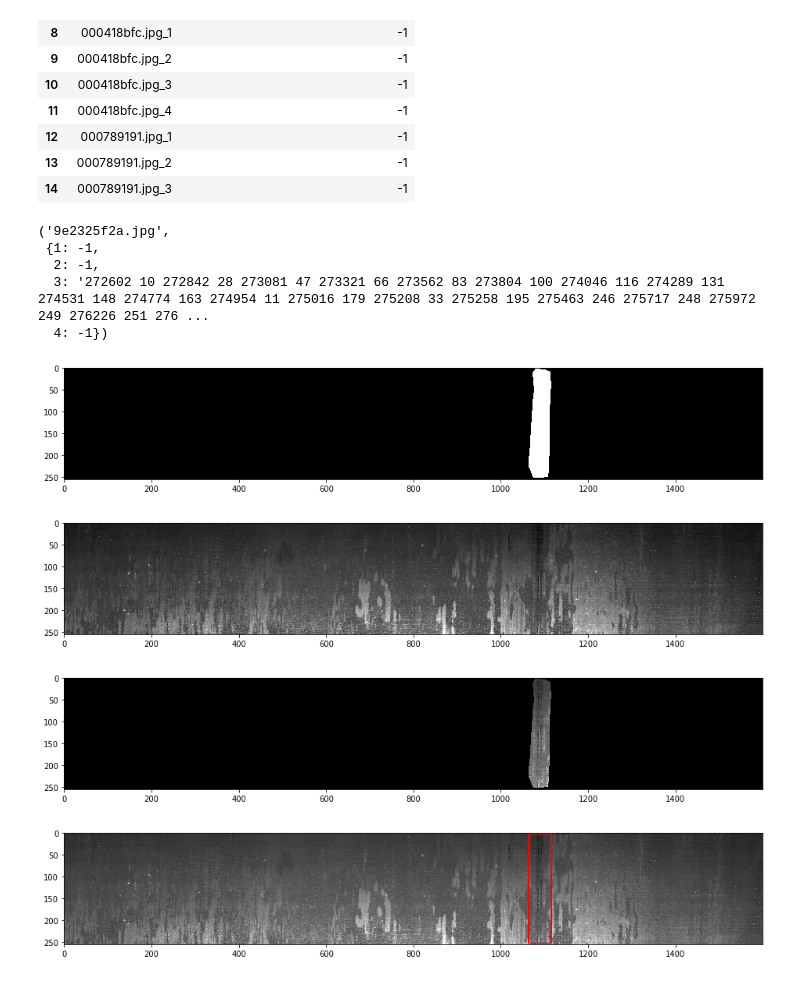
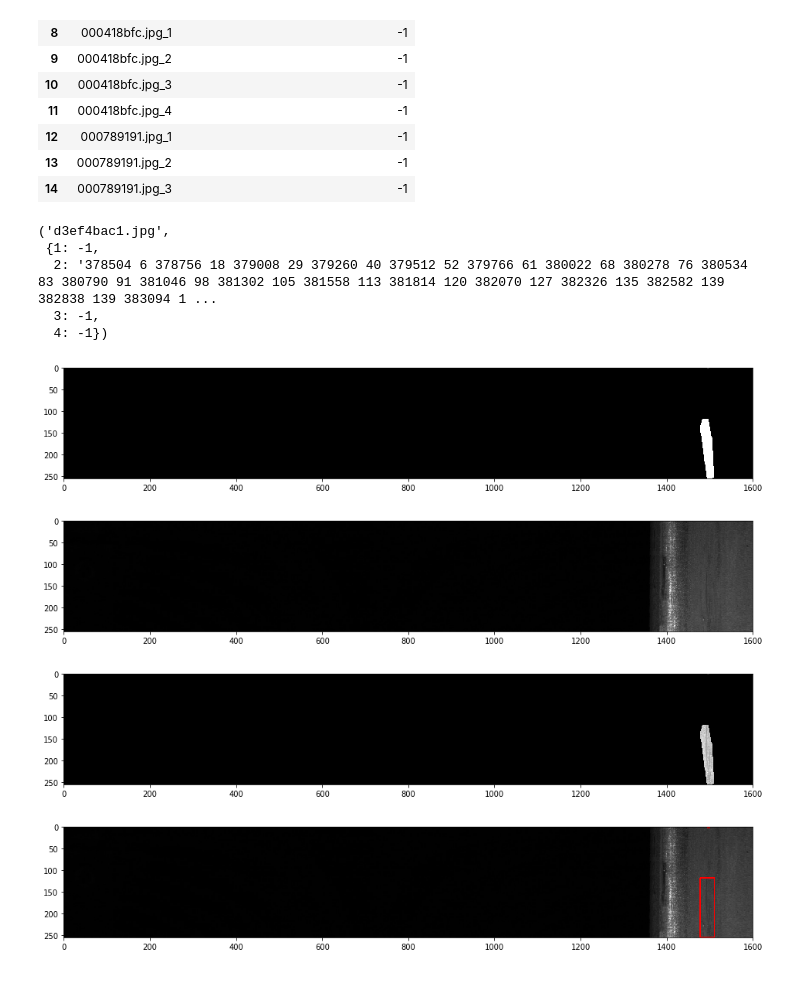
Before and after one commit to AlexeySrus/KaggleSteelDefect, a Jupyter notebook: dataset_preparation/dataset_preparation.ipynb, the cells around one changed output. Drawn from its saved outputs; the diff is of its cells as text; code cells hidden in the pictures.

```diff
--- a/dataset_preparation/dataset_preparation.ipynb
+++ b/dataset_preparation/dataset_preparation.ipynb
@@ -59,20 +59,20 @@ for img_id_class, data in train_table.values:
     channels_data[img_id][int(channel_class)] = data
 # %%
 images_names_list = list(set(map(lambda x: x.split('_')[0], train_table.values[:, 0])))
-i = 15
+i = 6
 images_names_list[i], channels_data[images_names_list[i]]
 # %% [output]
-('9e2325f2a.jpg',
+('d3ef4bac1.jpg',
  {1: -1,
-  2: -1,
-  3: '272602 10 272842 28 273081 47 273321 66 273562 83 273804 100 274046 116 274289 131 274531 148 274774 163 274954 11 275016 179 275208 33 275258 195 275463 246 275717 248 275972 249 276226 251 276 ...
+  2: '378504 6 378756 18 379008 29 379260 40 379512 52 379766 61 380022 68 380278 76 380534 83 380790 91 381046 98 381302 105 381558 113 381814 120 382070 127 382326 135 382582 139 382838 139 383094 1 ...
+  3: -1,
   4: -1})
 # %%
 plt.figure(figsize=(16, 10))
-plt.imshow(rle2mask(channels_data[images_names_list[i]][3], 256, 1600), 'gray')
+plt.imshow(rle2mask(channels_data[images_names_list[i]][2], 256, 1600), 'gray')
 plt.show()
 # %% [output]
-[figure, old version]
+[figure, new version]
 # %%
 plt.figure(figsize=(16, 10))
 plt.imshow(
@@ -81,17 +81,17 @@ plt.imshow(
 )
 plt.show()
 # %% [output]
-[figure, old version]
+[figure, new version]
 # %%
 plt.figure(figsize=(16, 10))
 plt.imshow(
     cv2.imread(os.path.join(train_images_folder, images_names_list[i]), 0) *\
-    (rle2mask(channels_data[images_names_list[i]][3], 256, 1600) // 255),
+    (rle2mask(channels_data[images_names_list[i]][2], 256, 1600) // 255),
     'gray'
 )
 plt.show()
 # %% [output]
-[figure, old version]
+[figure, new version]
 # %%
 def boxes_by_mask(mask):
     contours, _ = cv2.findContours(mask.copy(), cv2.RETR_TREE, cv2.CHAIN_APPROX_SIMPLE)
@@ -99,13 +99,13 @@ def boxes_by_mask(mask):
 # %%
 img = cv2.imread(os.path.join(train_images_folder, images_names_list[i]), 1)
 
-for rect in boxes_by_mask(rle2mask(channels_data[images_names_list[i]][3], 256, 1600)):
+for rect in boxes_by_mask(rle2mask(channels_data[images_names_list[i]][2], 256, 1600)):
     x, y, w, h = rect
 
     img = cv2.rectangle(img, (x, y), (x + w, y + h), (255, 0, 0), 2)
 
 plt.figure(figsize=(16, 10))
 plt.imshow(img, 'gray')
 plt.show()
 # %% [output]
-[figure, old version]
+[figure, new version]
```
Also changed, not shown: 23 other files.
